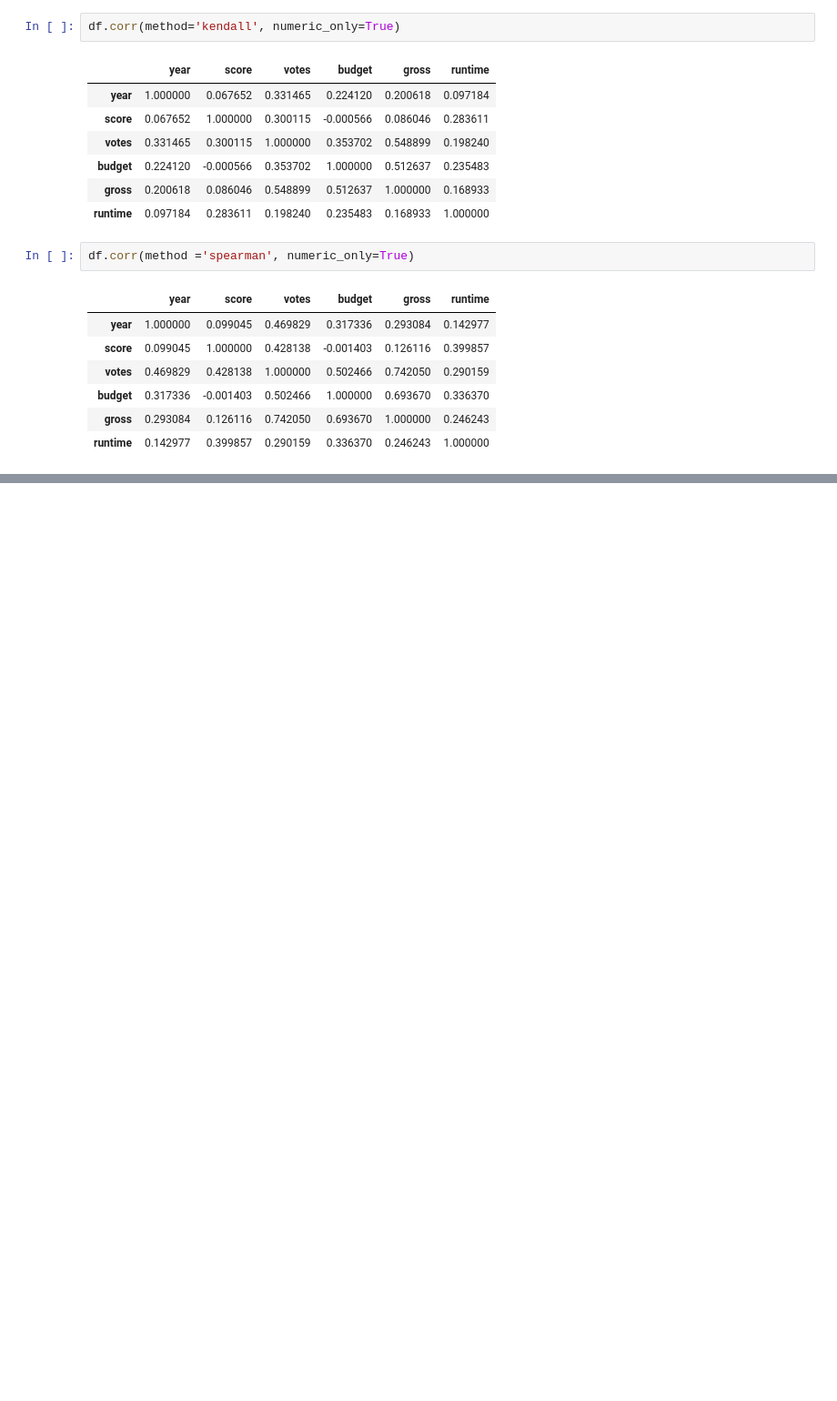
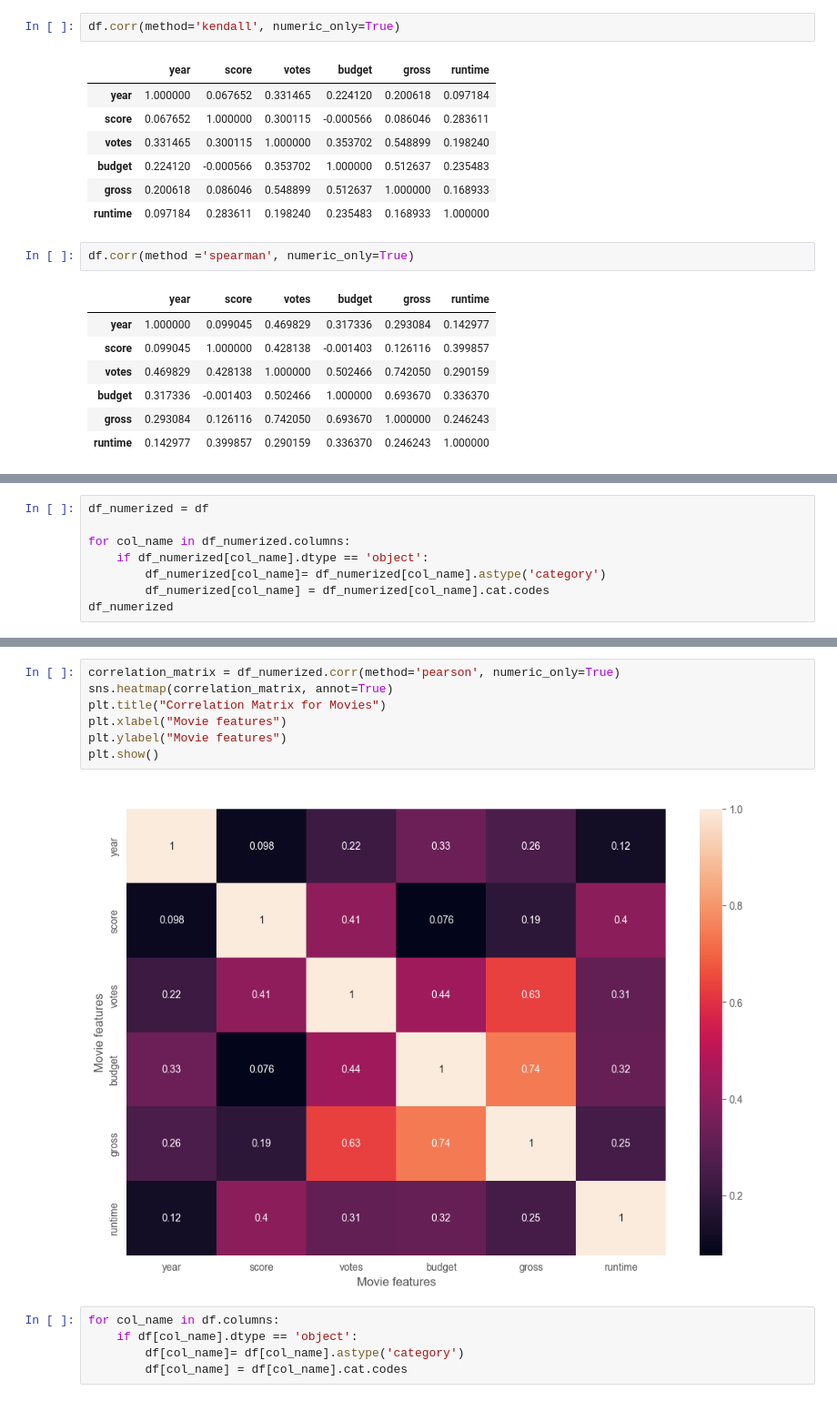
Before and after one commit to thenandita/correlation-in-python, a Jupyter notebook: main.ipynb, the cells around one changed output, grey strips where cells are left out. Shown at 91% size. Cells and saved outputs as stored; diff of their text form; blank space fills up the shorter version.

```diff
--- a/main.ipynb
+++ b/main.ipynb
@@ -155,0 +371,8 @@ df.corr(method ='spearman', numeric_only=True)
+# %%
+df_numerized = df
+
+for col_name in df_numerized.columns:
+    if df_numerized[col_name].dtype == 'object':
+        df_numerized[col_name]= df_numerized[col_name].astype('category')
+        df_numerized[col_name] = df_numerized[col_name].cat.codes
+df_numerized
@@ -155,0 +403,14 @@ df.corr(method ='spearman', numeric_only=True)
+# %%
+correlation_matrix = df_numerized.corr(method='pearson', numeric_only=True)
+sns.heatmap(correlation_matrix, annot=True)
+plt.title("Correlation Matrix for Movies")
+plt.xlabel("Movie features")
+plt.ylabel("Movie features")
+plt.show()
+# %% [output]
+[figure, added]
+# %%
+for col_name in df.columns:
+    if df[col_name].dtype == 'object':
+        df[col_name]= df[col_name].astype('category')
+        df[col_name] = df[col_name].cat.codes
```
Also changed, not shown: parts of 20 cells of this notebook.
